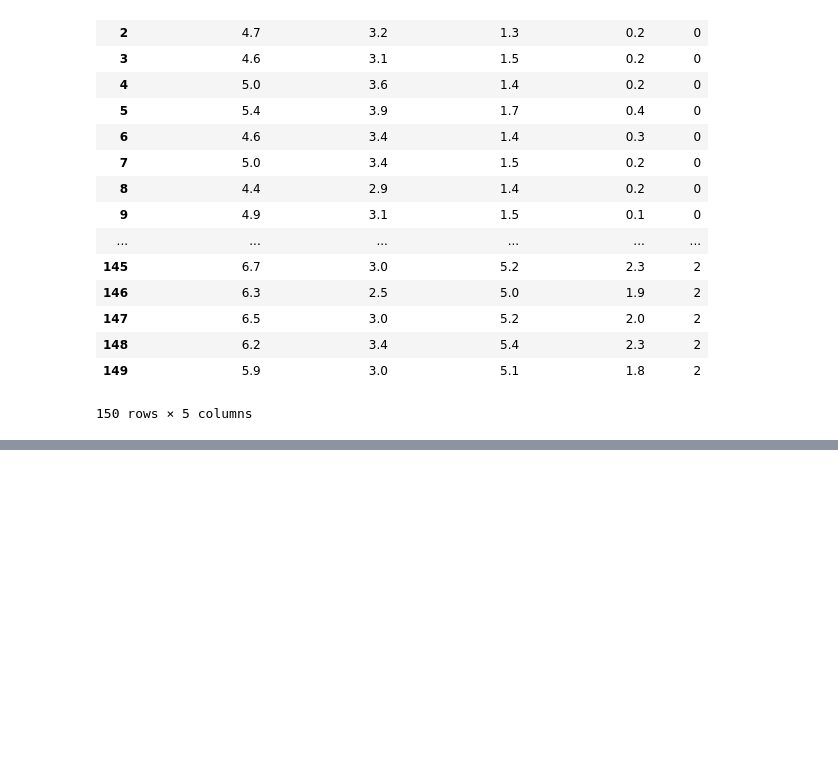
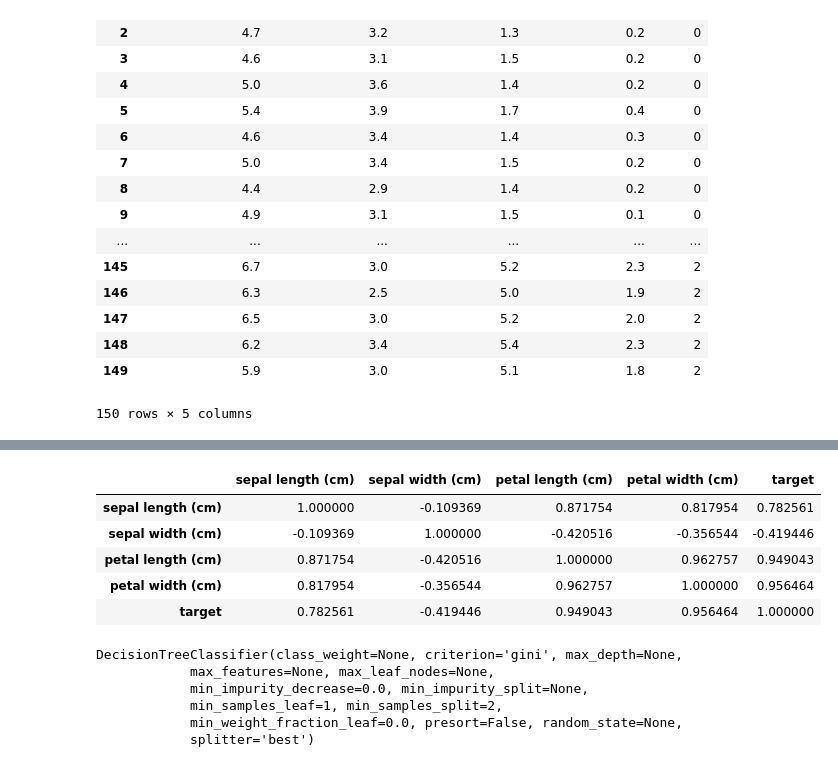
Before and after one commit to Elwing-Chou/mlclass2, a Jupyter notebook: ClassificationTree.ipynb, the cells around one changed output, grey strips where cells are left out. Cells and saved outputs as stored; diff of their text form; code cells hidden in the pictures; blank space fills up the shorter version.

```diff
--- a/ClassificationTree.ipynb
+++ b/ClassificationTree.ipynb
@@ -47,0 +57,9 @@ df
+# %%
+df.corr()
+# %% [output]
+|  | sepal length (cm) | sepal width (cm) | petal length (cm) | petal width (cm) | target |
+| sepal length (cm) | 1.000000 | -0.109369 | 0.871754 | 0.817954 | 0.782561 |
+| sepal width (cm) | -0.109369 | 1.000000 | -0.420516 | -0.356544 | -0.419446 |
+| petal length (cm) | 0.871754 | -0.420516 | 1.000000 | 0.962757 | 0.949043 |
+| petal width (cm) | 0.817954 | -0.356544 | 0.962757 | 1.000000 | 0.956464 |
+| target | 0.782561 | -0.419446 | 0.949043 | 0.956464 | 1.000000 |
@@ -47,0 +70,11 @@ df
+# %%
+from sklearn.tree import DecisionTreeClassifier
+clf = DecisionTreeClassifier()
+clf.fit(x_train, y_train)
+# %% [output]
+DecisionTreeClassifier(class_weight=None, criterion='gini', max_depth=None,
+            max_features=None, max_leaf_nodes=None,
+            min_impurity_decrease=0.0, min_impurity_split=None,
+            min_samples_leaf=1, min_samples_split=2,
+            min_weight_fraction_leaf=0.0, presort=False, random_state=None,
+            splitter='best')
```
Also changed, not shown: parts of 4 cells of this notebook.
